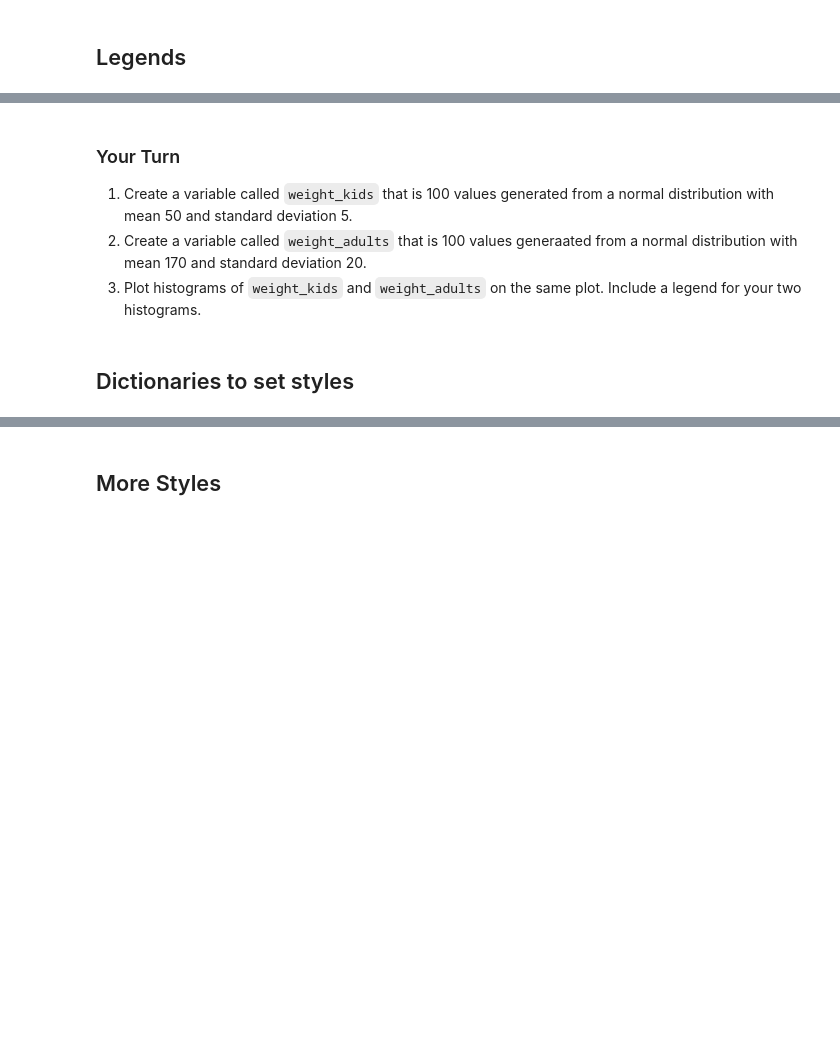
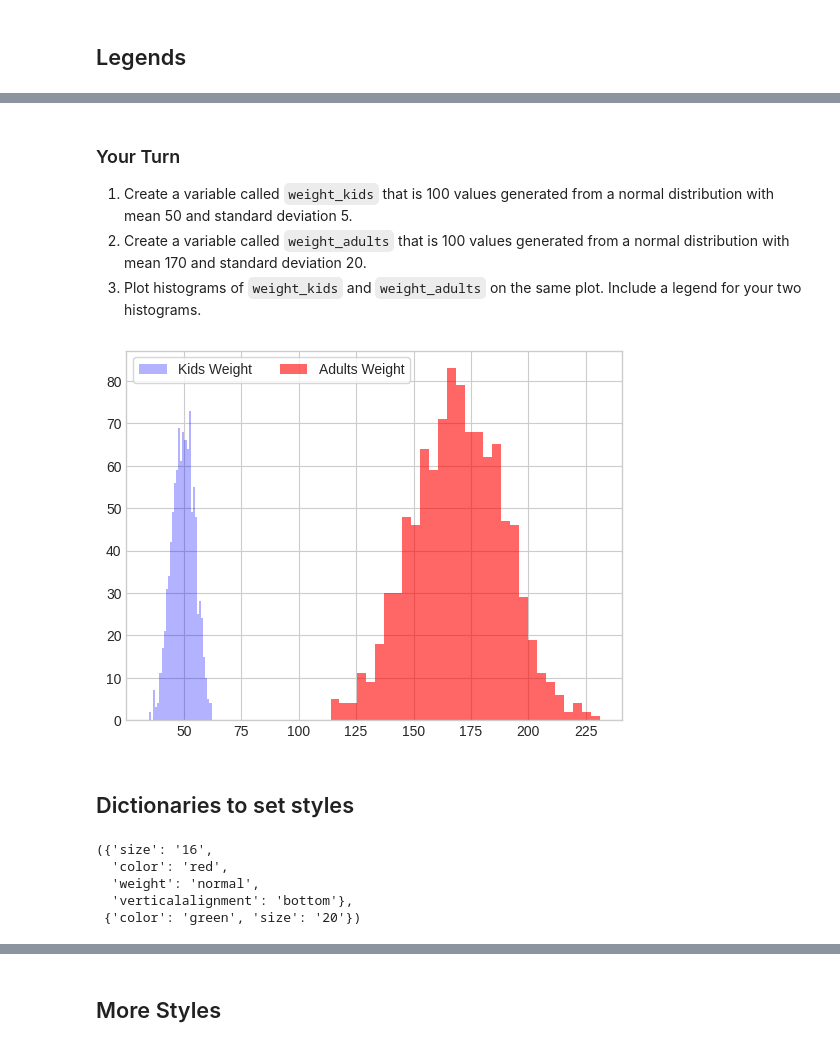
Before and after one commit to cnmi-ds-22/rwcitek___Data-Science-Portfolio-C22, a Jupyter notebook: Modules/Module_1_Intro_to_DS_and_Naive_Bayes/Lectures/132-Matplotlib.end.ipynb, the cells around one changed output, grey strips where cells are left out. Saved outputs shown, nothing was run; the diff lists cells and outputs as text; code cells hidden in the pictures; blank space fills up the shorter version.

```diff
--- a/Modules/Module_1_Intro_to_DS_and_Naive_Bayes/Lectures/132-Matplotlib.end.ipynb
+++ b/Modules/Module_1_Intro_to_DS_and_Naive_Bayes/Lectures/132-Matplotlib.end.ipynb
@@ -583,12 +662,38 @@ plt.legend(
 # %% [markdown]
 ### Your Turn
 1. Create a variable called `weight_kids` that is 100 values generated from a normal distribution with mean 50 and standard deviation 5.
-2. Create a variable called `weight_adults` that is 100 values generaated from a normal distribution with mean 170 and standard deviation 20.
+2. Create a variable called `weight_adults` that is 100 values generated from a normal distribution with mean 170 and standard deviation 20.
 3. Plot histograms of `weight_kids` and `weight_adults` on the same plot. Include a legend for your two histograms.
 # %%
 # Solution
+weight_kids = np.random.normal(50, 5, 1000)
+weight_adults = np.random.normal(170, 20, 1000)
 # %%
 # Solution
+plt.hist(
+    weight_kids,
+    color = "blue",
+    alpha = 0.3,
+    bins = 30,
+    label = "Kids Weight"
+) ;
+
+plt.hist(
+    weight_adults,
+    color = "red",
+    alpha = 0.6,
+    bins = 30,
+    label ="Adults Weight"
+) ;
+
+plt.legend(
+    ncol = 2,
+    frameon = True,
+    framealpha = 0.8
+
+) ;
+# %% [output]
+[figure, added]
 # %%
 # Solution
 # %% [markdown]
@@ -597,7 +702,7 @@ plt.legend(
 # Set the font dictionaries (for plot title and axis titles)
 title_font = {
     'size':'16',
-    'color':'olive',
+    'color':'red',
     'weight':'normal',
     'verticalalignment':'bottom',
     } # Bottom vertical alignment for more space
@@ -609,6 +714,12 @@ axis_font = {
    }
 
 title_font, axis_font
+# %% [output]
+({'size': '16',
+  'color': 'red',
+  'weight': 'normal',
+  'verticalalignment': 'bottom'},
+ {'color': 'green', 'size': '20'})
 # %%
 plt.plot(x, np.sin(x)) ;
 
```
Also changed, not shown: parts of 64 cells of this notebook.
